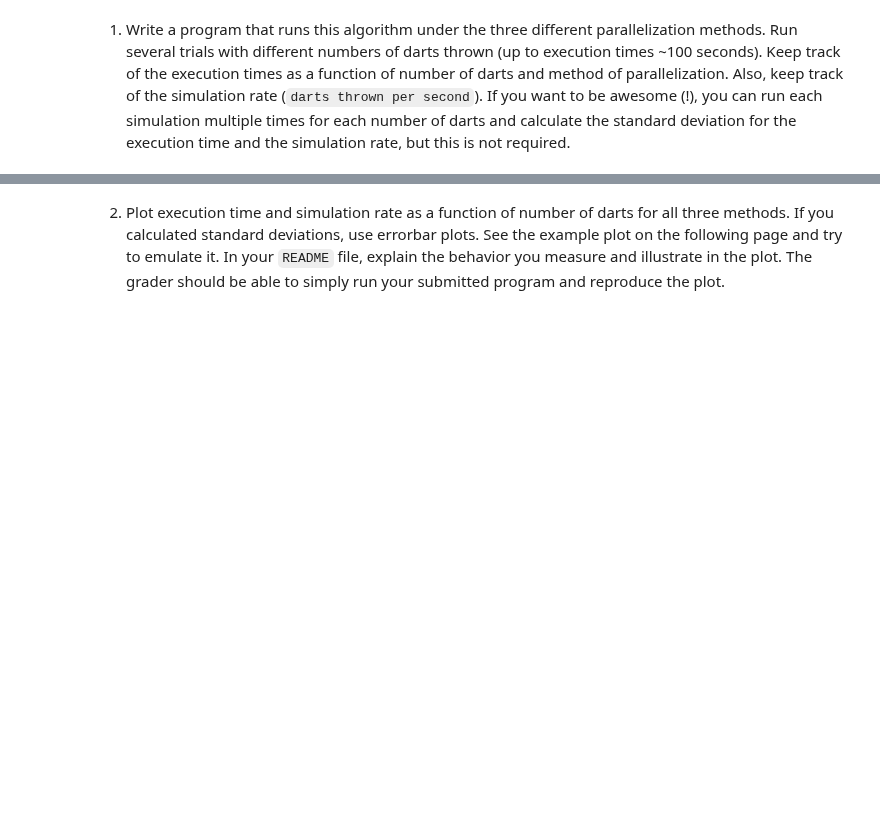
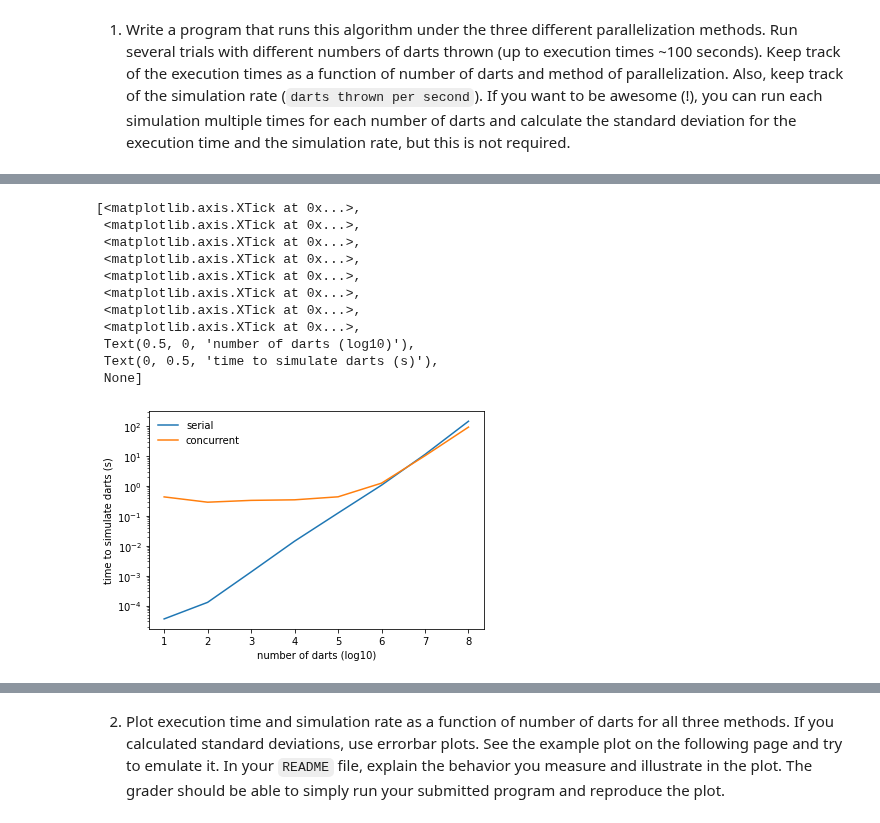
Before and after one commit to zbalewski/python-ay250-homework, a Jupyter notebook: hw_4/hw_4_parallelism.ipynb, the cells around one changed output, grey strips where cells are left out. Saved outputs shown, nothing was run; the diff lists cells and outputs as text; code cells hidden in the pictures; blank space fills up the shorter version.

Commit message:
hw4, fixed concurrent

```diff
--- a/hw_4/hw_4_parallelism.ipynb
+++ b/hw_4/hw_4_parallelism.ipynb
@@ -125,12 +12,0 @@ plt.setp(ax, xticks=np.arange(n_powers),
-# %%
-# show distribution of execution time
-m = save_t.mean(axis=0)
-sd = save_t.std(axis=0)
-
-fig = plt.figure()
-ax = fig.add_subplot()
-ax.errorbar(np.arange(n_powers), m, yerr = sd)
-plt.setp(ax, xticks=np.arange(n_powers),
-         xlabel="number of darts (log10)",
-         ylabel="time to simulate darts (s)",
-         yscale="log")
@@ -148,0 +160,18 @@ plt.setp(ax, xticks=np.arange(n_powers),
+# %%
+# visualize results!
+
+import matplotlib.pyplot as plt
+
+def add_estimate(ax, y, strategy):
+    # show distribution for estimates at each power
+    m = y.mean(axis=0)
+    sd = y.std(axis=0)
+
+    n_powers = y.shape[1]
+
+    p = ax.plot(np.arange(1, n_powers + 1), m, label=strategy)
+#     ax.fill_between(np.arange(1, n_powers + 1), m - sd, m + sd,
+#                     color = p[0].get_color(), alpha=0.2)
+# %%
+n_powers = 8
+n_reps = 1
@@ -148,0 +203,28 @@ plt.setp(ax, xticks=np.arange(n_powers),
+# %%
+# time executions
+
+fig = plt.figure()
+ax = fig.add_subplot()
+
+add_estimate(ax, t_serial, "serial")
+add_estimate(ax, t_concurrent, "concurrent")
+
+ax.legend(frameon=False)
+
+plt.setp(ax, xticks=np.arange(1, n_powers+1),
+         xlabel="number of darts (log10)",
+         ylabel="time to simulate darts (s)",
+         yscale="log")
+# %% [output]
+[<matplotlib.axis.XTick at 0x...>,
+ <matplotlib.axis.XTick at 0x...>,
+ <matplotlib.axis.XTick at 0x...>,
+ <matplotlib.axis.XTick at 0x...>,
+ <matplotlib.axis.XTick at 0x...>,
+ <matplotlib.axis.XTick at 0x...>,
+ <matplotlib.axis.XTick at 0x...>,
+ <matplotlib.axis.XTick at 0x...>,
+ Text(0.5, 0, 'number of darts (log10)'),
+ Text(0, 0.5, 'time to simulate darts (s)'),
+ None]
+[figure, added]
```
Also changed, not shown: parts of 18 cells of this notebook, 1 other file.
